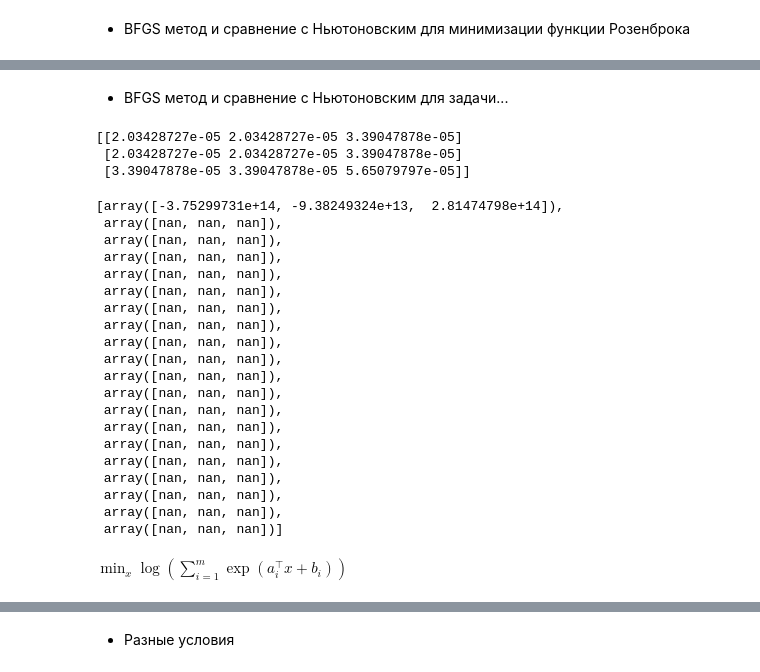
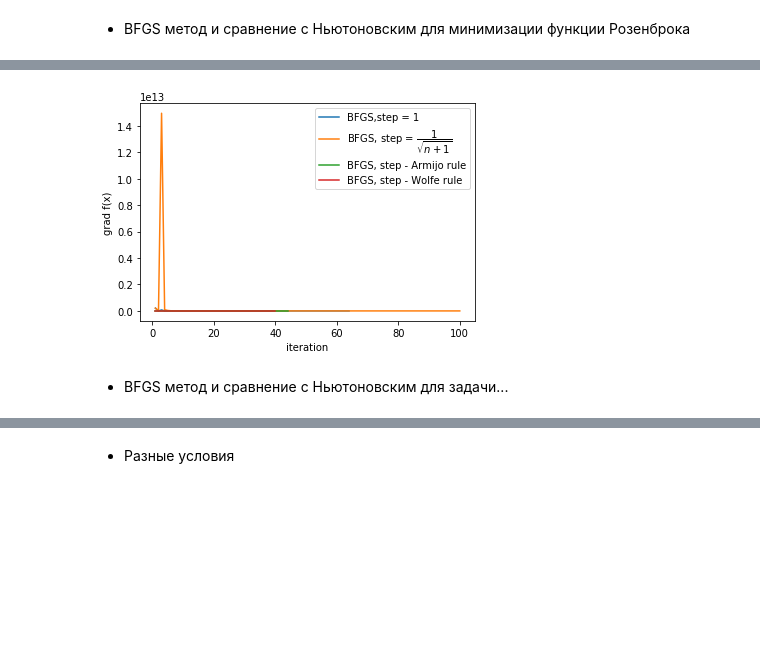
Before and after one commit to hohlov06/opts, a Jupyter notebook: pyt_HW4/HW10.ipynb, the cells around one changed output, grey strips where cells are left out. Cells and saved outputs as stored; diff of their text form; code cells hidden in the pictures; blank space fills up the shorter version.

```diff
--- a/pyt_HW4/HW10.ipynb
+++ b/pyt_HW4/HW10.ipynb
@@ -550,31 +701,13 @@ x3_history
+# %%
+plt.plot(iter5, f1_bfgs_linesearch, label='BFGS,step = 1')
+plt.plot(iter6, f1_bfgs_sqrtiter, label='BFGS, step = $\dfrac{1}{\sqrt{n+1}}$')
+plt.plot(iter7, f1_bfgs_armijo, label='BFGS, step - Armijo rule')
+plt.plot(iter8, f1_bfgs_wolfe, label='BFGS, step - Wolfe rule')
+plt.xlabel("iteration")
+plt.ylabel("grad f(x)")
+plt.legend()
+plt.show()
+# %% [output]
+[figure, added]
 # %% [markdown]
 - BFGS метод и сравнение с Ньютоновским для задачи...
-# %%
-a= np.array([[1,2,1], [4,5,6]])
-
-b = np.array([10,10])
-
-x = np.array([0,1,2])
-
-x0 =  np.array([0,1,2])
-
-#print(sum_exp(x,a,b))
-
-#print(np.exp(a[0].T @ x + b[0]))
-#print(np.exp(a[1].T @ x + b[1]))
-
-#print(f(x,a,b))
-
-#np.log(178482300)
-
-print(hess_f(x,a,b))
-
-#print(sum_exp(x, a, b))
-
-#print(a[0].dot(np.transpose(a[0])))
-
-#print(np.dot(a[0].reshape(a.shape[1],1) , a[0].reshape(1,a.shape[1])))
-# %% [output]
-[[2.03428727e-05 2.03428727e-05 3.39047878e-05]
- [2.03428727e-05 2.03428727e-05 3.39047878e-05]
- [3.39047878e-05 3.39047878e-05 5.65079797e-05]]
@@ -614,37 +713,0 @@ def hess_f(x, a=a, b=b):
-# %%
-params = {"alpha": 1, "beta": 0.1, "beta1": 0.1, "beta2": 0.9, "rho": 0.8}
-
-x_history = []
-f_history = []
-grad_f_history = []
-
-x3 = Newton(f, grad_f, hess_f, x0, 1e-6, 20, linesearch_, callback=callback, kwargs=params)
-
-x3_history = x_history
-f3_history = f_history
-grad_f3_history = grad_f_history
-
-x3_history
-# %% [output]
-[array([-3.75299731e+14, -9.38249324e+13,  2.81474798e+14]),
- array([nan, nan, nan]),
- array([nan, nan, nan]),
- array([nan, nan, nan]),
- array([nan, nan, nan]),
- array([nan, nan, nan]),
- array([nan, nan, nan]),
- array([nan, nan, nan]),
- array([nan, nan, nan]),
- array([nan, nan, nan]),
- array([nan, nan, nan]),
- array([nan, nan, nan]),
- array([nan, nan, nan]),
- array([nan, nan, nan]),
- array([nan, nan, nan]),
- array([nan, nan, nan]),
- array([nan, nan, nan]),
- array([nan, nan, nan]),
- array([nan, nan, nan]),
- array([nan, nan, nan])]
-# %% [markdown]
-$\min_x \log \left( \sum_{i=1}^m \exp(a_i^{\top}x + b_i)\right)$
```
Also changed, not shown: parts of 29 cells of this notebook.
